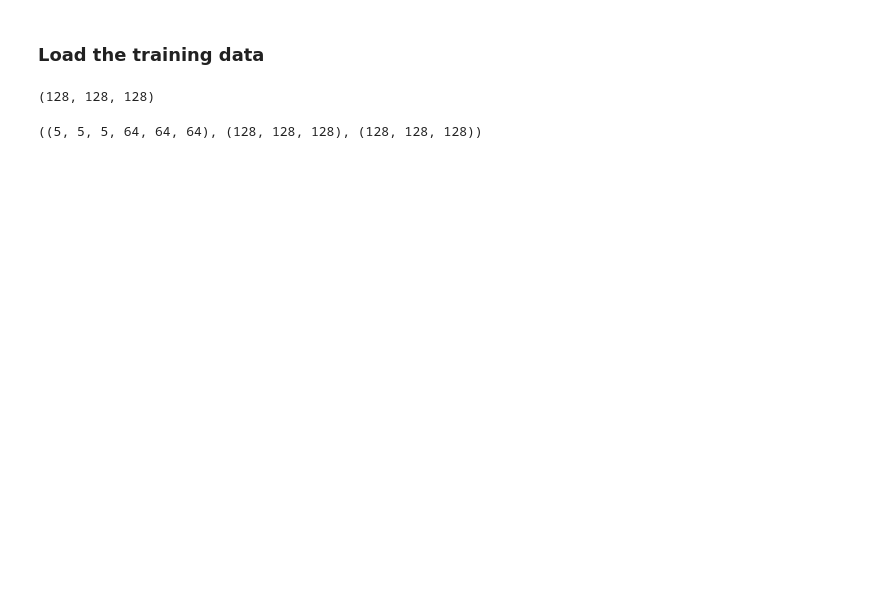
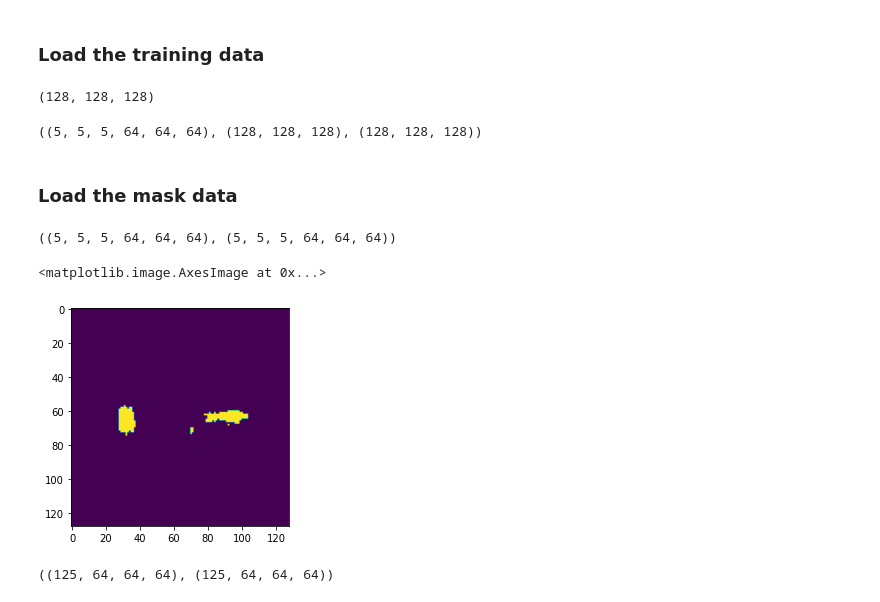
Before and after one commit to eksubin/3D_unet, a Jupyter notebook: 3DUnet.ipynb, the cells around one changed output. Saved outputs shown, nothing was run; the diff lists cells and outputs as text; code cells hidden in the pictures; blank space fills up the shorter version.

Commit message:
loading the nrrd file

```diff
--- a/3DUnet.ipynb
+++ b/3DUnet.ipynb
@@ -63,0 +66,19 @@ img_patches.shape, image.shape, image.shape
+# %% [markdown]
+### Load the mask data
+# %%
+#load masks
+#mask = io.imread('/content/drive/MyDrive/Colab Notebooks/3D_unet/train_masks_256_256_256.tif')
+mask, meta  = nrrd.read('/home/erattakulangara/hpchome/DeepLearningAlgo/2021_3D_unet/data/train/WA/WA_seg.nrrd', index_order='C')
+mask_patches = patchify(mask, (64,64,64,), step=16)
+# %%
+mask_patches.shape, img_patches.shape
+# %% [output]
+((5, 5, 5, 64, 64, 64), (5, 5, 5, 64, 64, 64))
+# %%
+#plotting patches
+plt.imshow(img_patches[1,1,1,1,:,:])
+plt.imshow(mask_patches[1,1,1,1,:,:])
+plt.imshow(mask[:,:,50])
+# %% [output]
+<matplotlib.image.AxesImage at 0x...>
+[figure, added]
@@ -63,0 +91,4 @@ img_patches.shape, image.shape, image.shape
+# %%
+input_img.shape, input_mask.shape
+# %% [output]
+((125, 64, 64, 64), (125, 64, 64, 64))
```
Also changed, not shown: parts of 26 cells of this notebook.
